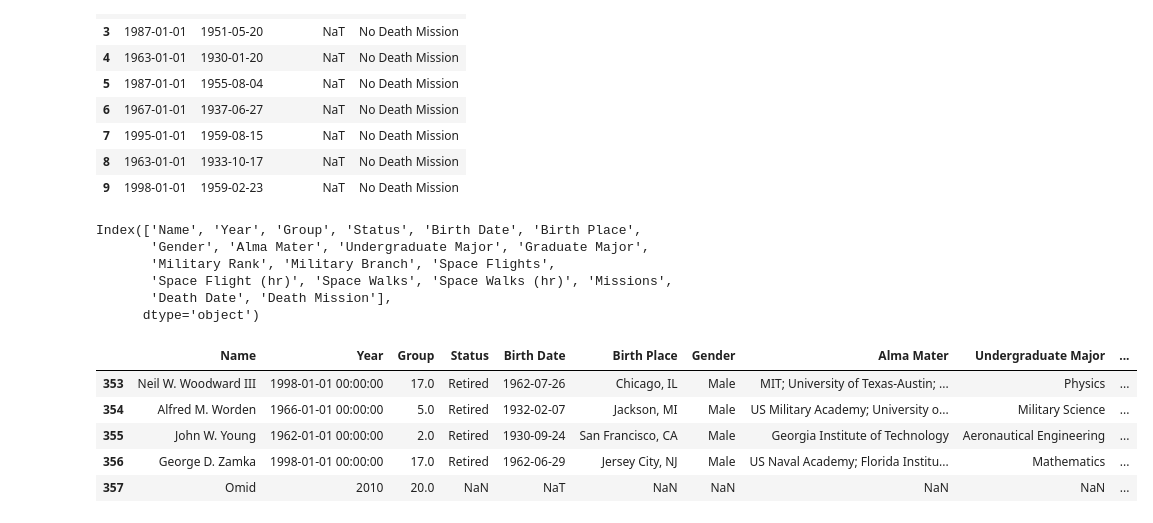
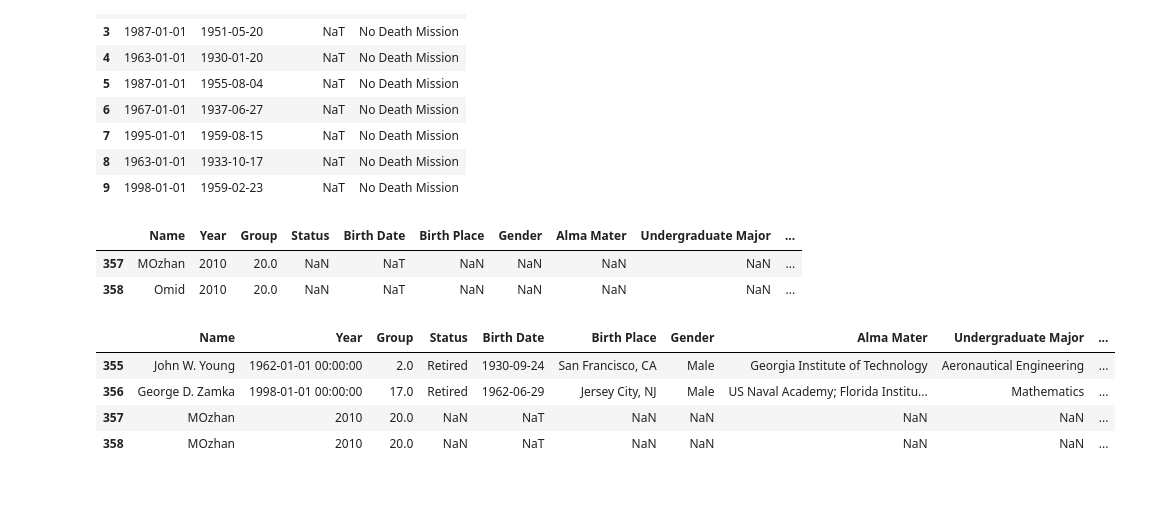
Before and after one commit to omid-sar/Interview-Preparation, a Jupyter notebook: data_manipulation/test.ipynb, the cells around one changed output. Cells and saved outputs as stored; diff of their text form; code cells hidden in the pictures; blank space fills up the shorter version.

```diff
--- a/data_manipulation/test.ipynb
+++ b/data_manipulation/test.ipynb
@@ -495,21 +495,9 @@ df[['Year', 'Birth Date', 'Death Date', 'Death Mission']].head(10)
 | 7 | 1995-01-01 | 1959-08-15 | NaT | No Death Mission |
 | 8 | 1963-01-01 | 1933-10-17 | NaT | No Death Mission |
 | 9 | 1998-01-01 | 1959-02-23 | NaT | No Death Mission |
-# %%
-df.columns
-# %% [output]
-Index(['Name', 'Year', 'Group', 'Status', 'Birth Date', 'Birth Place',
-       'Gender', 'Alma Mater', 'Undergraduate Major', 'Graduate Major',
-       'Military Rank', 'Military Branch', 'Space Flights',
-       'Space Flight (hr)', 'Space Walks', 'Space Walks (hr)', 'Missions',
-       'Death Date', 'Death Mission'],
-      dtype='object')
 # %%
-df.append({'Name':'Omid', 'Year': 2010, 'Group': 20 , } , ignore_index=True).tail()
+df.append({'Name':'Omid', 'Year': 2010, 'Group': 20 , } , ignore_index=True).tail(2)
 # %% [output]
 |  | Name | Year | Group | Status | Birth Date | Birth Place | Gender | Alma Mater | Undergraduate Major | ... |
-| 353 | Neil W. Woodward III | 1998-01-01 00:00:00 | 17.0 | Retired | 1962-07-26 | Chicago, IL | Male | MIT; University of Texas-Austin; ... | Physics | ... |
-| 354 | Alfred M. Worden | 1966-01-01 00:00:00 | 5.0 | Retired | 1932-02-07 | Jackson, MI | Male | US Military Academy; University o... | Military Science | ... |
-| 355 | John W. Young | 1962-01-01 00:00:00 | 2.0 | Retired | 1930-09-24 | San Francisco, CA | Male | Georgia Institute of Technology | Aeronautical Engineering | ... |
-| 356 | George D. Zamka | 1998-01-01 00:00:00 | 17.0 | Retired | 1962-06-29 | Jersey City, NJ | Male | US Naval Academy; Florida Institu... | Mathematics | ... |
-| 357 | Omid | 2010 | 20.0 | NaN | NaT | NaN | NaN | NaN | NaN | ... |
+| 357 | MOzhan | 2010 | 20.0 | NaN | NaT | NaN | NaN | NaN | NaN | ... |
+| 358 | Omid | 2010 | 20.0 | NaN | NaT | NaN | NaN | NaN | NaN | ... |
@@ -515,0 +507,8 @@ df.append({'Name':'Omid', 'Year': 2010, 'Group': 20 , } , ignore_index=True).tai
+# %%
+df.tail(4)
+# %% [output]
+|  | Name | Year | Group | Status | Birth Date | Birth Place | Gender | Alma Mater | Undergraduate Major | ... |
+| 355 | John W. Young | 1962-01-01 00:00:00 | 2.0 | Retired | 1930-09-24 | San Francisco, CA | Male | Georgia Institute of Technology | Aeronautical Engineering | ... |
+| 356 | George D. Zamka | 1998-01-01 00:00:00 | 17.0 | Retired | 1962-06-29 | Jersey City, NJ | Male | US Naval Academy; Florida Institu... | Mathematics | ... |
+| 357 | MOzhan | 2010 | 20.0 | NaN | NaT | NaN | NaN | NaN | NaN | ... |
+| 358 | MOzhan | 2010 | 20.0 | NaN | NaT | NaN | NaN | NaN | NaN | ... |
```
Also changed, not shown: parts of 5 cells of this notebook.
